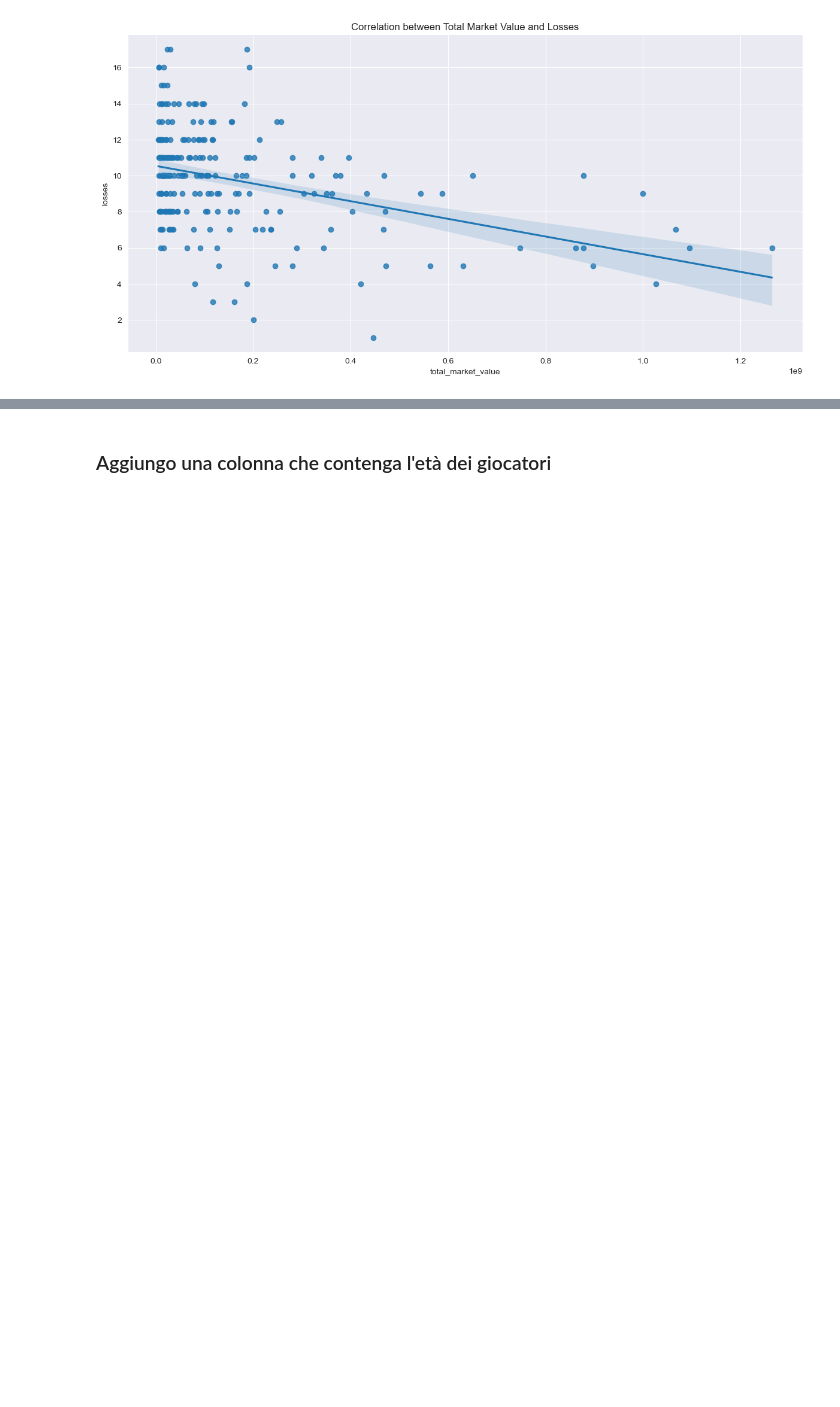
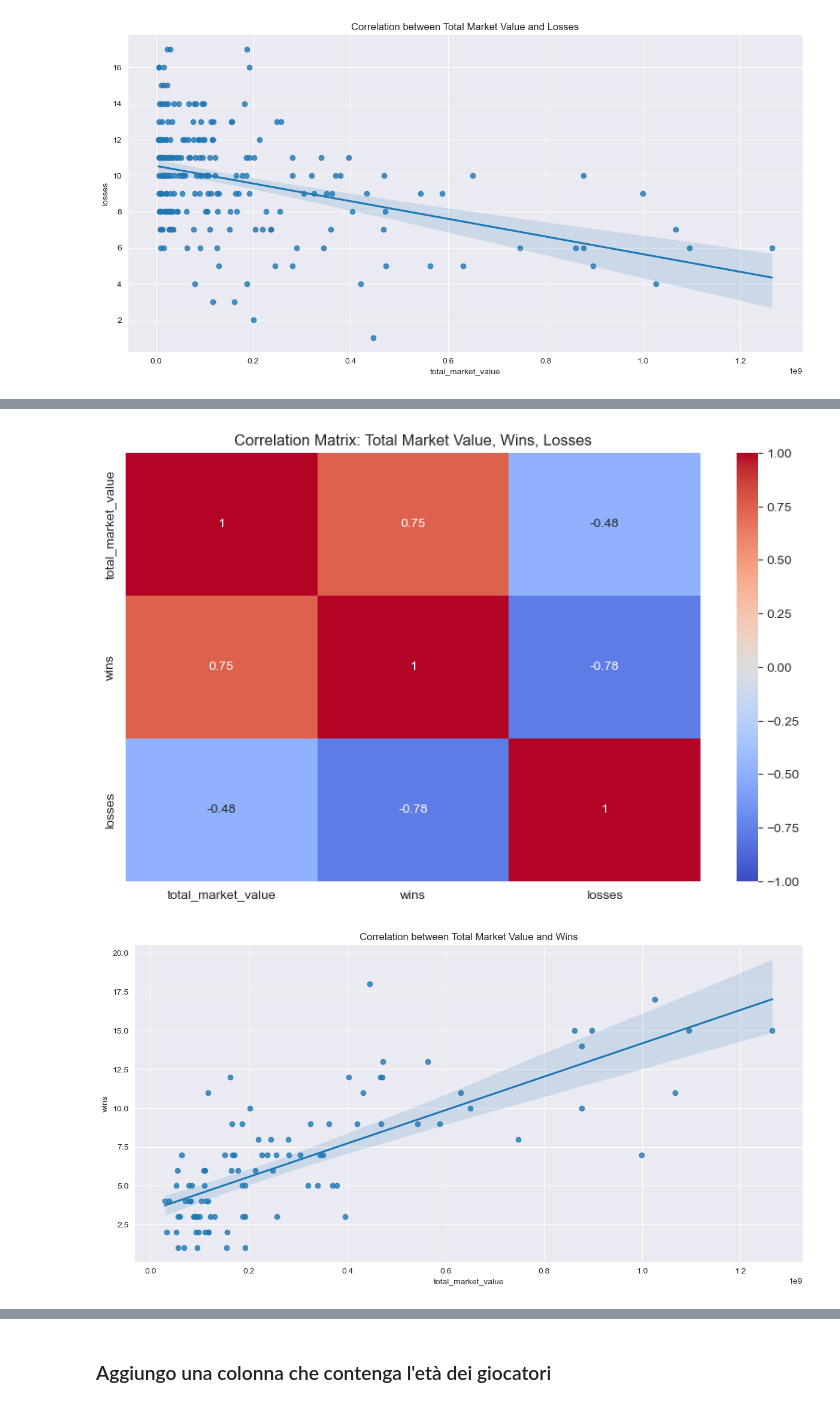
Before and after one commit to IUM-TWEB/Footbrawl, a Jupyter notebook: DataAnalytics/Clubs.ipynb, the cells around one changed output, grey strips where cells are left out. Cells and saved outputs as stored; diff of their text form; code cells hidden in the pictures; blank space fills up the shorter version.

```diff
--- a/DataAnalytics/Clubs.ipynb
+++ b/DataAnalytics/Clubs.ipynb
@@ -371,0 +412,3 @@ plt.show()
+# %%
+filtered_clubs_df = clubs_df[clubs_df['domestic_competition_id'].isin(['L1', 'IT1', 'GB1', 'FR1', 'ES1'])]
+filtered_clubs_df
@@ -371,0 +429,20 @@ plt.show()
+# %%
+correlation_df = filtered_clubs_df[['total_market_value', 'wins', 'losses']]
+correlation_matrix = correlation_df.corr()
+
+plt.figure(figsize=(10, 6))
+sns.heatmap(correlation_matrix, annot=True, cmap='coolwarm', vmin=-1, vmax=1)
+plt.title('Correlation Matrix: Total Market Value, Wins, Losses')
+plt.show()
+
+# Analisi della correlazione per le singole variabili
+sns.lmplot(x='total_market_value', y='wins', data=correlation_df, aspect=2, height=6)
+plt.title('Correlation between Total Market Value and Wins')
+plt.show()
+
+sns.lmplot(x='total_market_value', y='losses', data=correlation_df, aspect=2, height=6)
+plt.title('Correlation between Total Market Value and Losses')
+plt.show()
+# %% [output]
+[figure, added]
+[figure, added]
```
Also changed, not shown: parts of 38 cells of this notebook.
